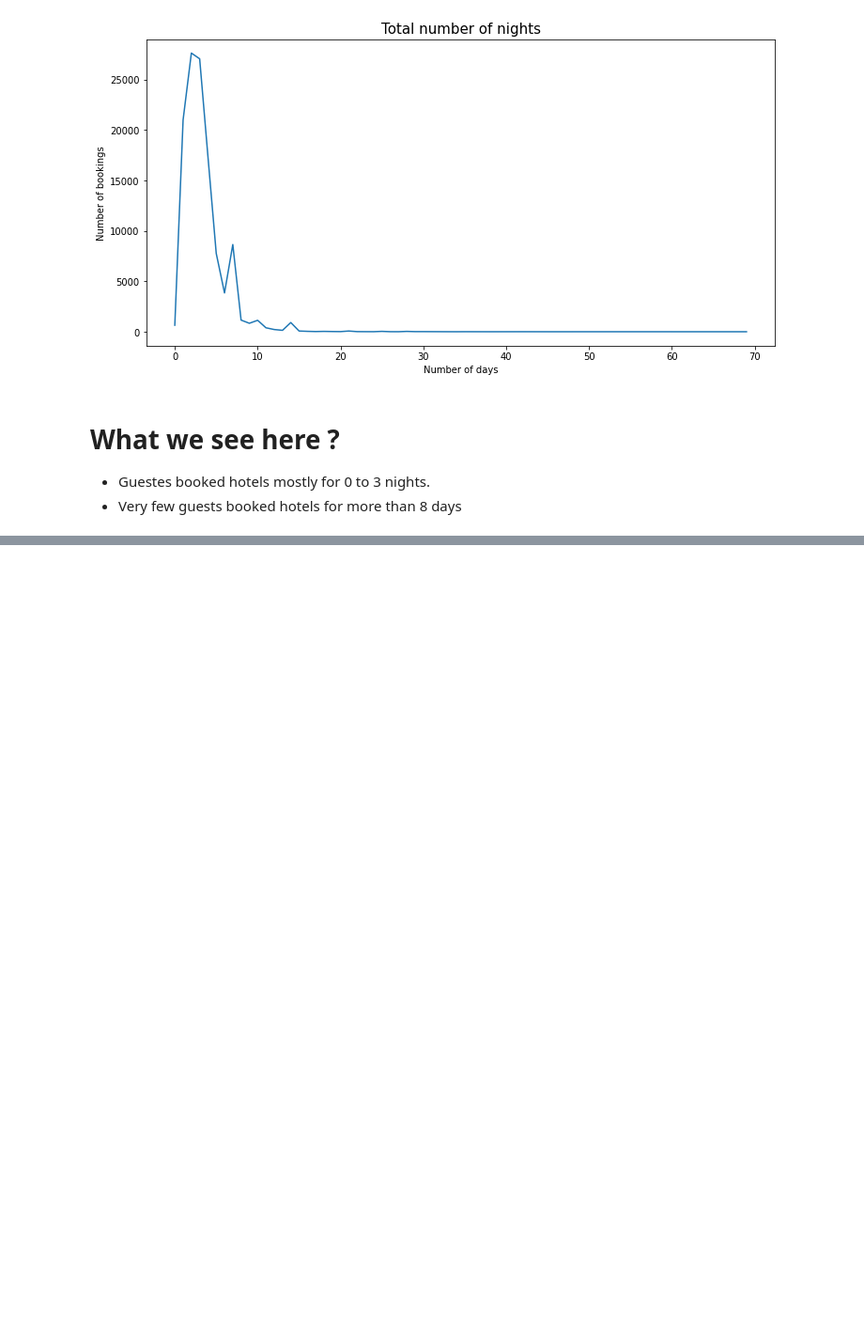
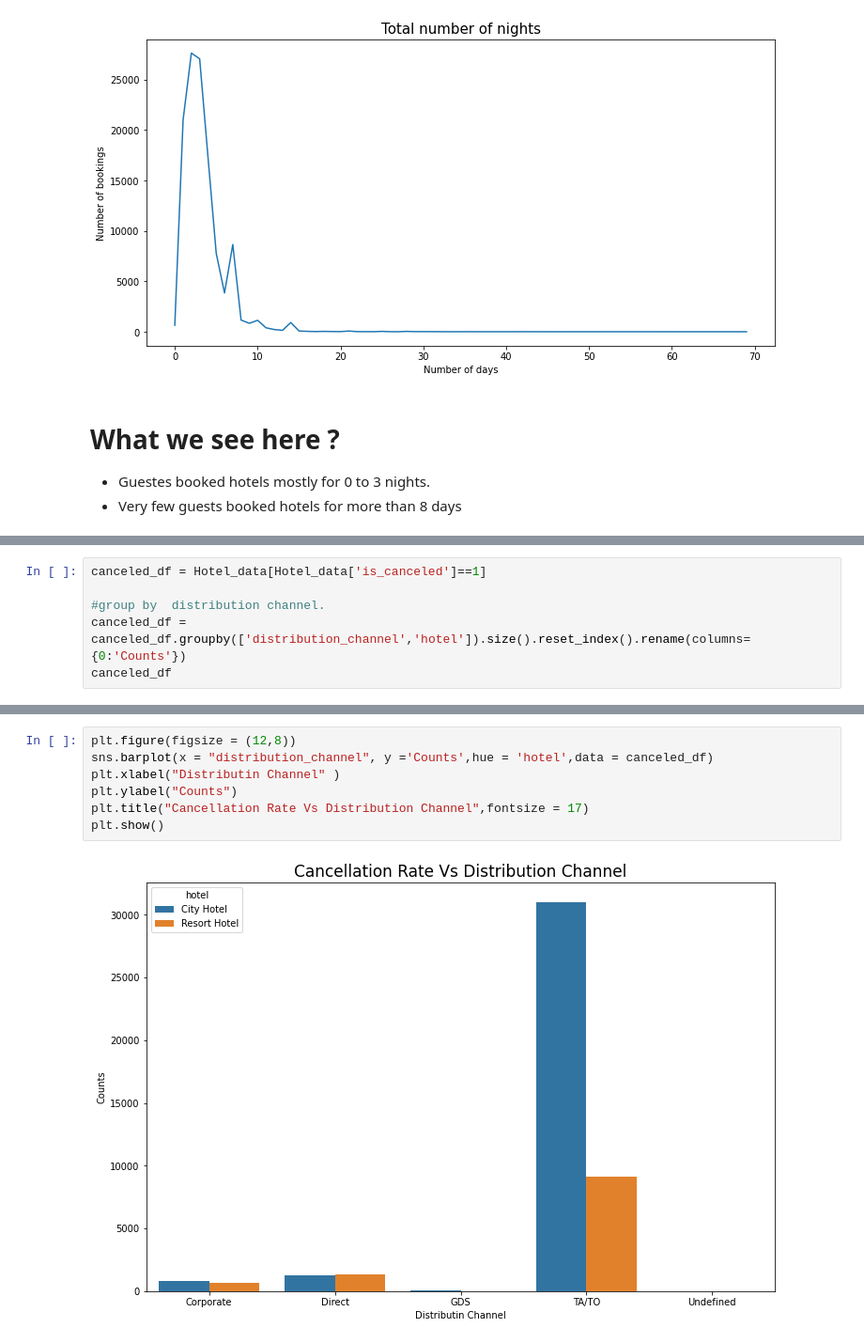
Before and after one commit to sachanneeraj/Hotels-Data-Analysis-EDA, a Jupyter notebook: Hotel_Booking_Analysis_Capstone_Project.ipynb, the cells around one changed output, grey strips where cells are left out. Shown at 94% size. Cells and saved outputs as stored; diff of their text form; blank space fills up the shorter version.

```diff
--- a/Hotel_Booking_Analysis_Capstone_Project.ipynb
+++ b/Hotel_Booking_Analysis_Capstone_Project.ipynb
@@ -774,0 +856,6 @@ plt.show()
+# %%
+canceled_df = Hotel_data[Hotel_data['is_canceled']==1]
+
+#group by  distribution channel.
+canceled_df = canceled_df.groupby(['distribution_channel','hotel']).size().reset_index().rename(columns={0:'Counts'})
+canceled_df
@@ -774,0 +872,9 @@ plt.show()
+# %%
+plt.figure(figsize = (12,8))
+sns.barplot(x = "distribution_channel", y ='Counts',hue = 'hotel',data = canceled_df)
+plt.xlabel("Distributin Channel" )
+plt.ylabel("Counts")
+plt.title("Cancellation Rate Vs Distribution Channel",fontsize = 17)
+plt.show()
+# %% [output]
+[figure, added]
```
Also changed, not shown: parts of 14 cells of this notebook.
